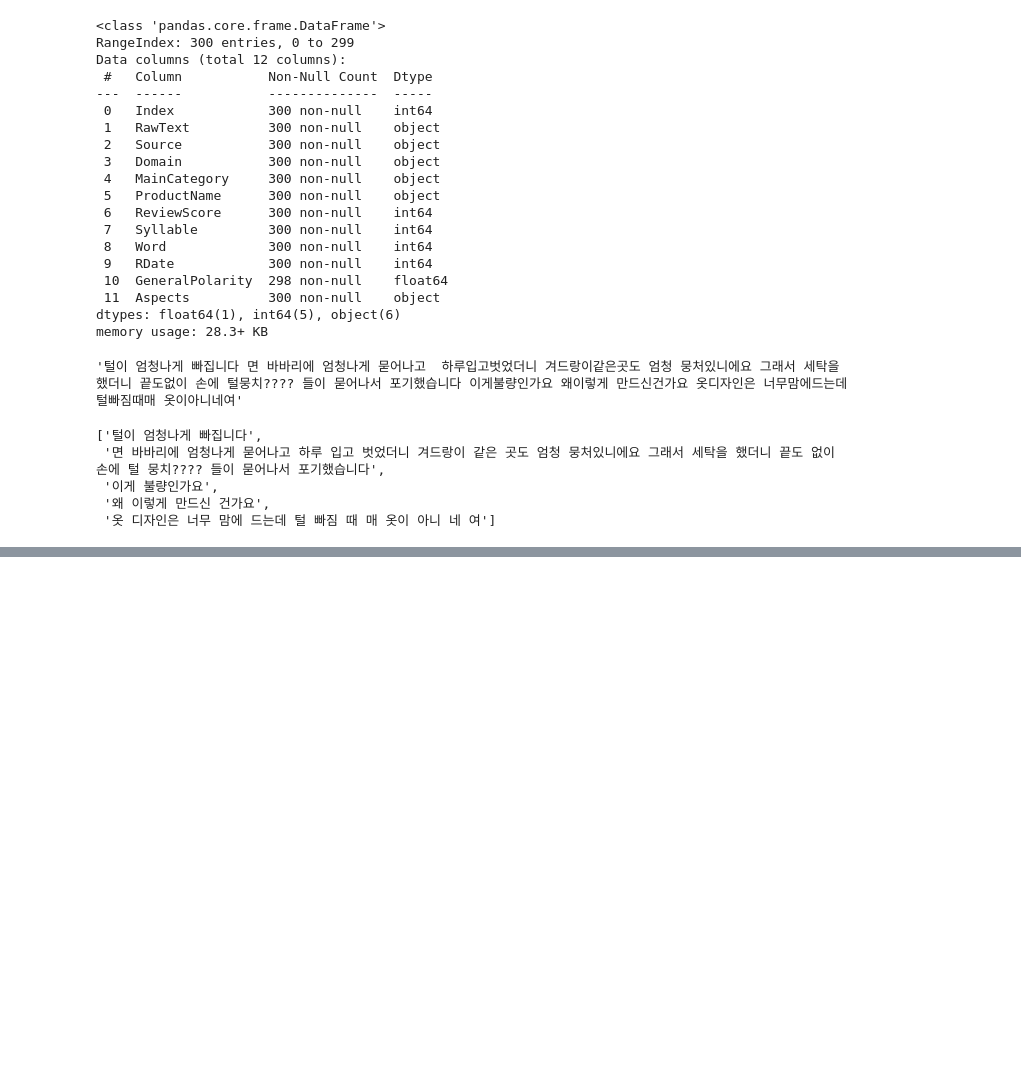
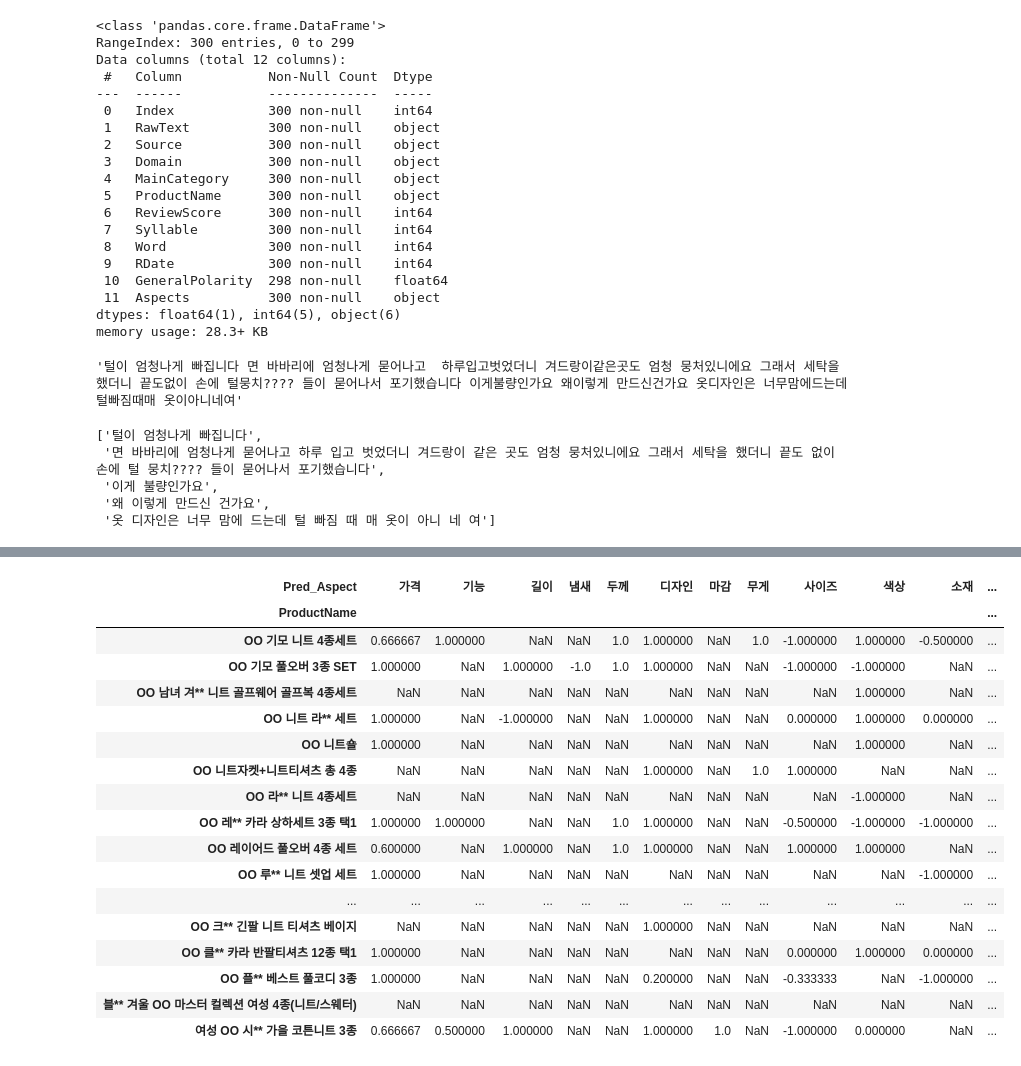
Before and after one commit to bsmoon-86/multicam_11, a Jupyter notebook: 20260604/04_review.ipynb, the cells around one changed output, grey strips where cells are left out. Drawn from its saved outputs; the diff is of its cells as text; code cells hidden in the pictures; blank space fills up the shorter version.

```diff
--- a/20260604/04_review.ipynb
+++ b/20260604/04_review.ipynb
@@ -397,3 +643,12 @@ sentence_df = pd.DataFrame()
 for idx, raw in enumerate(raw_list):
     pred = grid.predict(raw)
     temp_df = pd.DataFrame(pred, columns = ['Pred_Aspect', 'Pred_Polarity'])
+    # raw_dict의 idx의 값은 해당 예측 값의 문단
+    temp_df['sentence_text'] = raw
+    temp_df['RawText'] = raw_dict[idx]
+    # temp_df는 하나의 리뷰에 대한 예측 값들
+    # print(temp_df)
+    # break
+    # 나온 데이터프레임을 sentence_df에 단순 행 결합
+    sentence_df = pd.concat( [sentence_df, temp_df], axis=0 )
+sentence_df.reset_index(drop=True, inplace=True)
@@ -417,0 +683,2 @@ for idx, raw in enumerate(raw_list):
+# %%
+sentence_df['Pred_Aspect'] = le.inverse_transform(sentence_df['Pred_Aspect'])
@@ -417,0 +707,2 @@ for idx, raw in enumerate(raw_list):
+# %%
+df = pd.merge(test_df, sentence_df, on = 'RawText', how='inner')
@@ -417,0 +805,27 @@ for idx, raw in enumerate(raw_list):
+# %%
+pd.pivot_table(
+    df,
+    index = 'ProductName',
+    columns = 'Pred_Aspect' ,
+    values = 'Pred_Polarity',
+    aggfunc= 'mean'
+)
+# %% [output]
+| Pred_Aspect | 가격 | 기능 | 길이 | 냄새 | 두께 | 디자인 | 마감 | 무게 | 사이즈 | 색상 | 소재 | ... |
+| ProductName |  |  |  |  |  |  |  |  |  |  |  | ... |
+| OO 기모 니트 4종세트 | 0.666667 | 1.000000 | NaN | NaN | 1.0 | 1.000000 | NaN | 1.0 | -1.000000 | 1.000000 | -0.500000 | ... |
+| OO 기모 풀오버 3종 SET | 1.000000 | NaN | 1.000000 | -1.0 | 1.0 | 1.000000 | NaN | NaN | -1.000000 | -1.000000 | NaN | ... |
+| OO 남녀 겨** 니트 골프웨어 골프복 4종세트 | NaN | NaN | NaN | NaN | NaN | NaN | NaN | NaN | NaN | 1.000000 | NaN | ... |
+| OO 니트 라** 세트 | 1.000000 | NaN | -1.000000 | NaN | NaN | 1.000000 | NaN | NaN | 0.000000 | 1.000000 | 0.000000 | ... |
+| OO 니트숄 | 1.000000 | NaN | NaN | NaN | NaN | NaN | NaN | NaN | NaN | 1.000000 | NaN | ... |
+| OO 니트자켓+니트티셔츠 총 4종 | NaN | NaN | NaN | NaN | NaN | 1.000000 | NaN | 1.0 | 1.000000 | NaN | NaN | ... |
+| OO 라** 니트 4종세트 | NaN | NaN | NaN | NaN | NaN | NaN | NaN | NaN | NaN | -1.000000 | NaN | ... |
+| OO 레** 카라 상하세트 3종 택1 | 1.000000 | 1.000000 | NaN | NaN | 1.0 | 1.000000 | NaN | NaN | -0.500000 | -1.000000 | -1.000000 | ... |
+| OO 레이어드 풀오버 4종 세트 | 0.600000 | NaN | 1.000000 | NaN | 1.0 | 1.000000 | NaN | NaN | 1.000000 | 1.000000 | NaN | ... |
+| OO 루** 니트 셋업 세트 | 1.000000 | NaN | NaN | NaN | NaN | NaN | NaN | NaN | NaN | NaN | -1.000000 | ... |
+| ... | ... | ... | ... | ... | ... | ... | ... | ... | ... | ... | ... | ... |
+| OO 크** 긴팔 니트 티셔츠 베이지 | NaN | NaN | NaN | NaN | NaN | 1.000000 | NaN | NaN | NaN | NaN | NaN | ... |
+| OO 클** 카라 반팔티셔츠 12종 택1 | 1.000000 | NaN | NaN | NaN | NaN | NaN | NaN | NaN | 0.000000 | 1.000000 | 0.000000 | ... |
+| OO 플** 베스트 풀코디 3종 | 1.000000 | NaN | NaN | NaN | NaN | 0.200000 | NaN | NaN | -0.333333 | NaN | -1.000000 | ... |
+| 블** 겨울 OO 마스터 컬렉션 여성 4종(니트/스웨터) | NaN | NaN | NaN | NaN | NaN | NaN | NaN | NaN | NaN | NaN | NaN | ... |
+| 여성 OO 시** 가을 코튼니트 3종 | 0.666667 | 0.500000 | 1.000000 | NaN | NaN | 1.000000 | 1.0 | NaN | -1.000000 | 0.000000 | NaN | ... |
```
Also changed, not shown: parts of 38 cells of this notebook, 1 other file.
